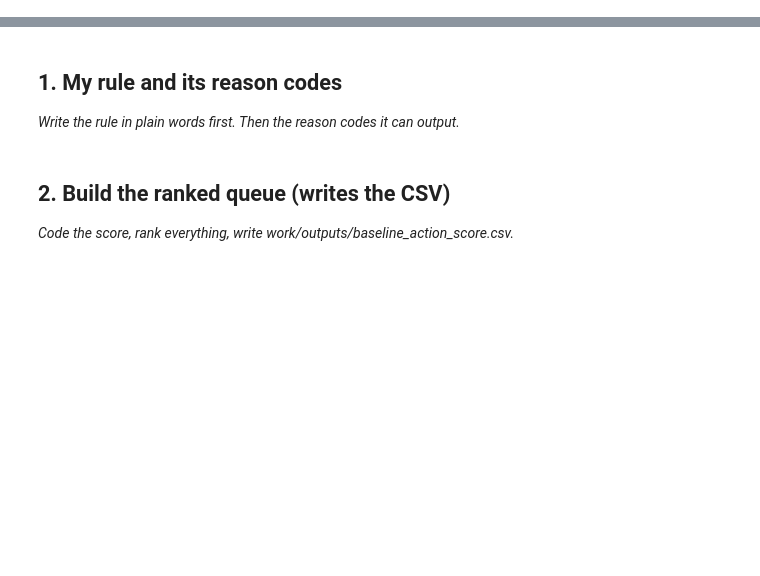
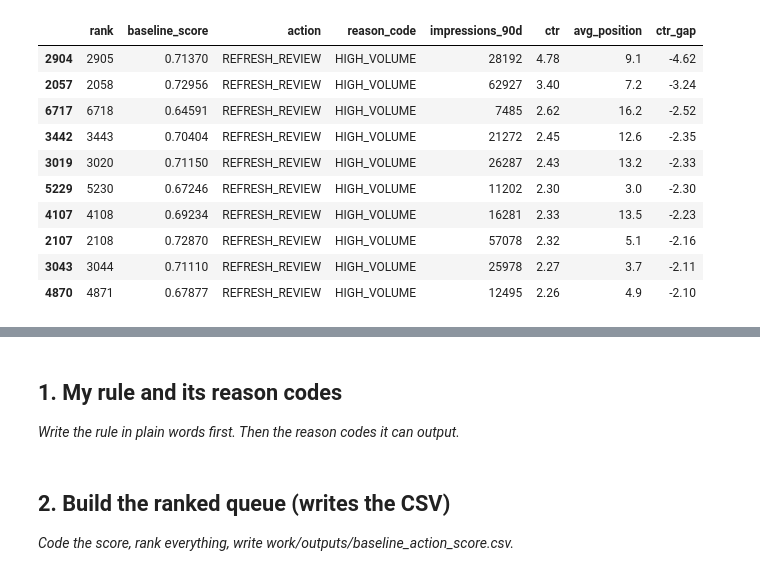
Before and after one commit to AroojSaleem-995/flyrank-ml-internship, a Jupyter notebook: work/notebooks/w04_baseline_score.ipynb, the cells around one changed output, grey strips where cells are left out. Saved outputs shown, nothing was run; the diff lists cells and outputs as text; code cells hidden in the pictures; blank space fills up the shorter version.

```diff
--- a/work/notebooks/w04_baseline_score.ipynb
+++ b/work/notebooks/w04_baseline_score.ipynb
@@ -8,0 +463,35 @@ This skeleton is yours to fill. Work the sections **in order** — each one has
+# %%
+weak_candidates = (
+    ranked[
+        (ranked["action"] == "REFRESH_REVIEW") &
+        (ranked["reason_code"] == "HIGH_VOLUME")
+    ]
+    .sort_values(
+        ["ctr_gap", "impressions_90d"],
+        ascending=[True, False]
+    )
+    .head(10)
+)
+
+weak_candidates[[
+    "rank",
+    "baseline_score",
+    "action",
+    "reason_code",
+    "impressions_90d",
+    "ctr",
+    "avg_position",
+    "ctr_gap"
+]]
+# %% [output]
+|  | rank | baseline_score | action | reason_code | impressions_90d | ctr | avg_position | ctr_gap |
+| 2904 | 2905 | 0.71370 | REFRESH_REVIEW | HIGH_VOLUME | 28192 | 4.78 | 9.1 | -4.62 |
+| 2057 | 2058 | 0.72956 | REFRESH_REVIEW | HIGH_VOLUME | 62927 | 3.40 | 7.2 | -3.24 |
+| 6717 | 6718 | 0.64591 | REFRESH_REVIEW | HIGH_VOLUME | 7485 | 2.62 | 16.2 | -2.52 |
+| 3442 | 3443 | 0.70404 | REFRESH_REVIEW | HIGH_VOLUME | 21272 | 2.45 | 12.6 | -2.35 |
+| 3019 | 3020 | 0.71150 | REFRESH_REVIEW | HIGH_VOLUME | 26287 | 2.43 | 13.2 | -2.33 |
+| 5229 | 5230 | 0.67246 | REFRESH_REVIEW | HIGH_VOLUME | 11202 | 2.30 | 3.0 | -2.30 |
+| 4107 | 4108 | 0.69234 | REFRESH_REVIEW | HIGH_VOLUME | 16281 | 2.33 | 13.5 | -2.23 |
+| 2107 | 2108 | 0.72870 | REFRESH_REVIEW | HIGH_VOLUME | 57078 | 2.32 | 5.1 | -2.16 |
+| 3043 | 3044 | 0.71110 | REFRESH_REVIEW | HIGH_VOLUME | 25978 | 2.27 | 3.7 | -2.11 |
+| 4870 | 4871 | 0.67877 | REFRESH_REVIEW | HIGH_VOLUME | 12495 | 2.26 | 4.9 | -2.10 |
```
Also changed, not shown: parts of 25 cells of this notebook.
